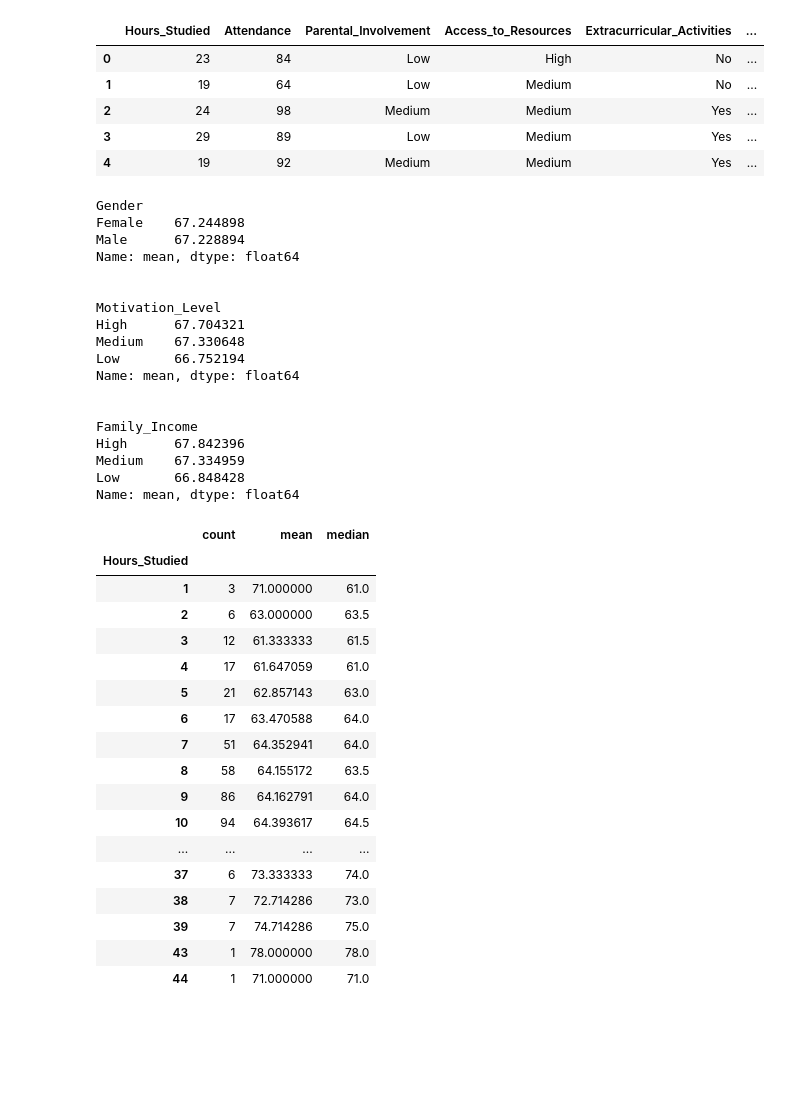
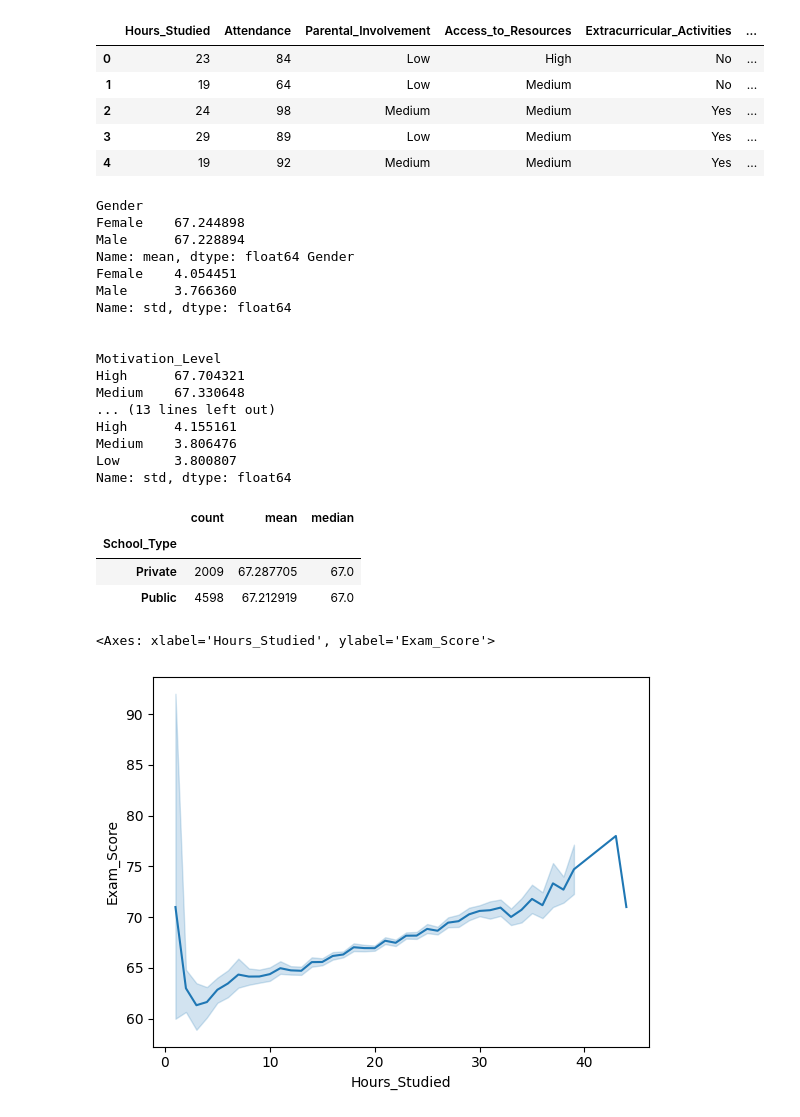
Before and after one commit to gabriel-dp/UFSJ-Data-Science, a Jupyter notebook: ex3/main.ipynb, the cells around one changed output. Cells and saved outputs as stored; diff of their text form; code cells hidden in the pictures; blank space fills up the shorter version.

Commit message:
:sparkles: Add more simple graphs and data on exercise 3

```diff
--- a/ex3/main.ipynb
+++ b/ex3/main.ipynb
@@ -15,7 +15,8 @@ df.head()
 # Calculate score distribution per categories
 
 def score_category_describe (category):
-    print(df.groupby(category)['Exam_Score'].describe().sort_values(by='mean', ascending=False)['mean'])
+    data = df.groupby(category)['Exam_Score'].describe().sort_values(by='mean', ascending=False)
+    print(data['mean'], data['std'])
     print("\n")
 
 score_category_describe('Gender')
@@ -25,43 +26,39 @@ score_category_describe('Family_Income')
 Gender
 Female    67.244898
 Male      67.228894
-Name: mean, dtype: float64
+Name: mean, dtype: float64 Gender
+Female    4.054451
+Male      3.766360
+Name: std, dtype: float64
 
 
 Motivation_Level
 High      67.704321
 Medium    67.330648
-Low       66.752194
-Name: mean, dtype: float64
-
-
-Family_Income
-High      67.842396
-Medium    67.334959
-Low       66.848428
-Name: mean, dtype: float64
+... (13 lines left out)
+High      4.155161
+Medium    3.806476
+Low       3.800807
+Name: std, dtype: float64
 # %%
 # Correlation between causes and results
 
-CAUSE = 'Hours_Studied'
+CAUSE = 'School_Type'
 
 df.groupby(CAUSE)['Exam_Score'].agg(['count', 'mean', 'median'])
 # %% [output]
 |  | count | mean | median |
-| Hours_Studied |  |  |  |
-| 1 | 3 | 71.000000 | 61.0 |
-| 2 | 6 | 63.000000 | 63.5 |
-| 3 | 12 | 61.333333 | 61.5 |
-| 4 | 17 | 61.647059 | 61.0 |
-| 5 | 21 | 62.857143 | 63.0 |
-| 6 | 17 | 63.470588 | 64.0 |
-| 7 | 51 | 64.352941 | 64.0 |
-| 8 | 58 | 64.155172 | 63.5 |
-| 9 | 86 | 64.162791 | 64.0 |
-| 10 | 94 | 64.393617 | 64.5 |
-| ... | ... | ... | ... |
-| 37 | 6 | 73.333333 | 74.0 |
-| 38 | 7 | 72.714286 | 73.0 |
-| 39 | 7 | 74.714286 | 75.0 |
-| 43 | 1 | 78.000000 | 78.0 |
-| 44 | 1 | 71.000000 | 71.0 |
+| School_Type |  |  |  |
+| Private | 2009 | 67.287705 | 67.0 |
+| Public | 4598 | 67.212919 | 67.0 |
+# %%
+# Plotting graphs
+
+import seaborn as sns
+
+hours = df
+
+sns.lineplot(x="Hours_Studied", y="Exam_Score", data=hours)
+# %% [output]
+<Axes: xlabel='Hours_Studied', ylabel='Exam_Score'>
+[figure, added]
```
Also changed, not shown: parts of 5 cells of this notebook.
